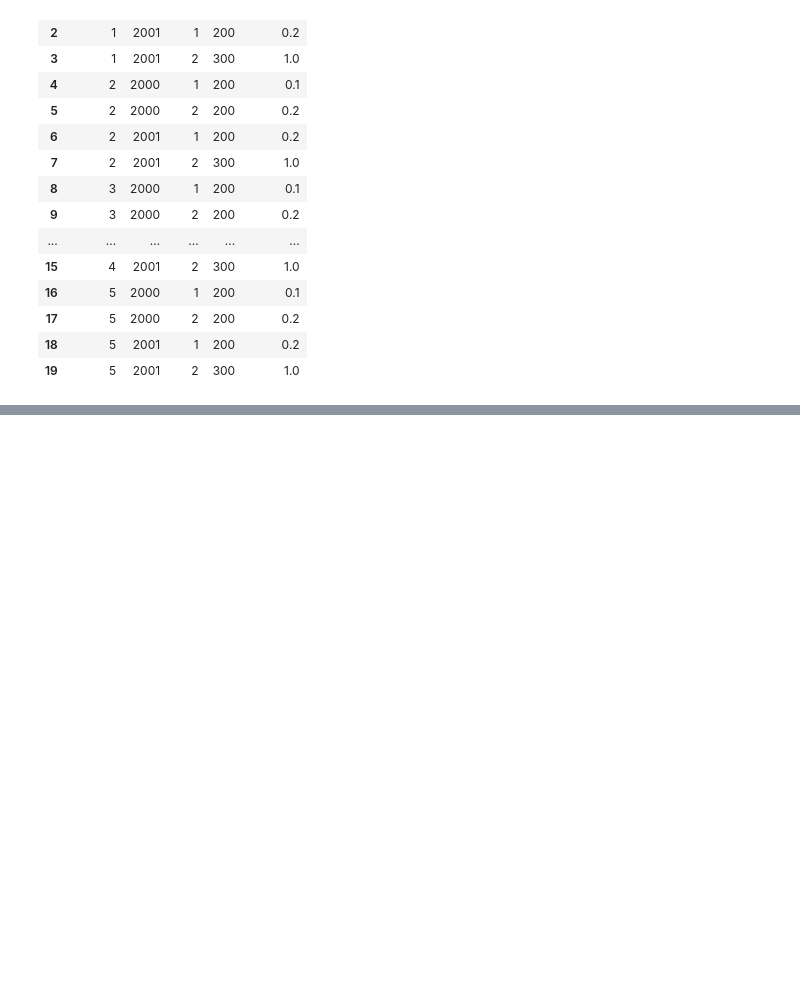
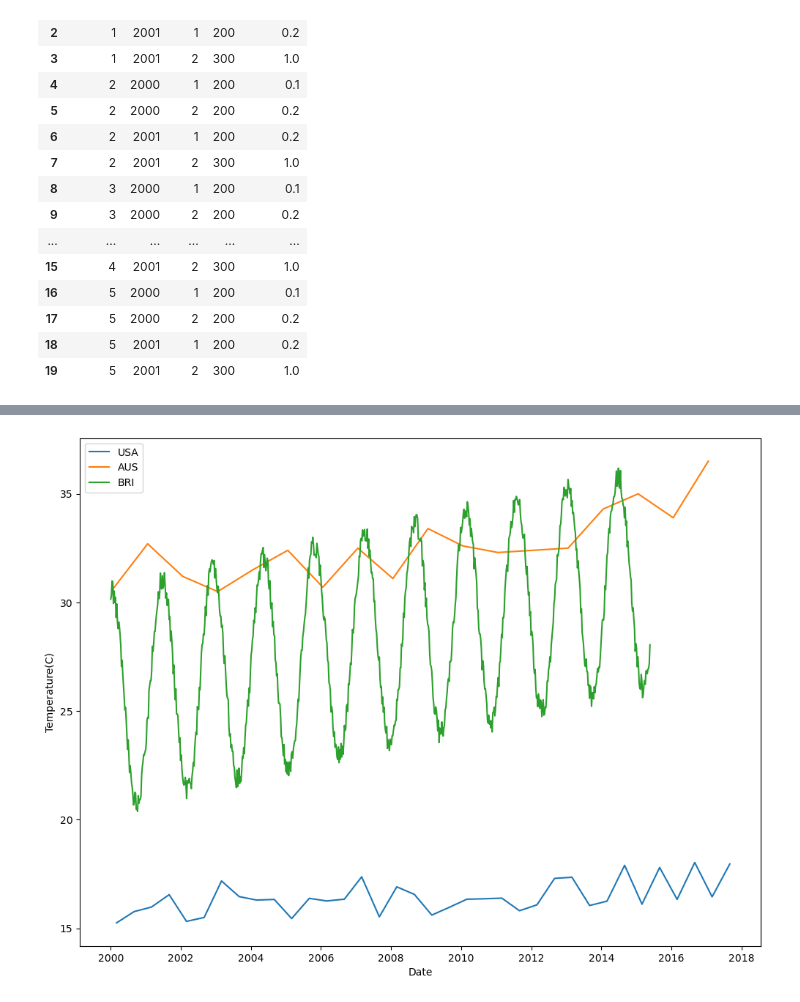
Before and after one commit to omid-sar/Interview-Preparation, a Jupyter notebook: data_manipulation/merge.ipynb, the cells around one changed output, grey strips where cells are left out. Saved outputs shown, nothing was run; the diff lists cells and outputs as text; code cells hidden in the pictures; blank space fills up the shorter version.

```diff
--- a/data_manipulation/merge.ipynb
+++ b/data_manipulation/merge.ipynb
@@ -292,3 +292,7 @@ st
 | 17 | 5 | 2000 | 2 | 200 | 0.2 |
 | 18 | 5 | 2001 | 1 | 200 | 0.2 |
 | 19 | 5 | 2001 | 2 | 300 | 1.0 |
+# %%
+df_aus = pd.read_csv('../data/P87-S6-Merging-Resources/aus.csv', parse_dates=['date'], dayfirst=True)
+df_bri = pd.read_csv('../data/P87-S6-Merging-Resources/brisbane.csv', parse_dates=['date'], dayfirst=True)
+df_usa = pd.read_csv('../data/P87-S6-Merging-Resources/usa.csv', parse_dates=['date'], dayfirst=True)
@@ -294,0 +311,10 @@ st
+# %%
+plt.figure(figsize=(12,9))
+plt.plot(df_usa.date, df_usa.temperature, label="USA")
+plt.plot(df_aus.date, df_aus.temperature, label="AUS")
+plt.plot(df_bri.date, df_bri.temperature, label="BRI")
+plt.xlabel('Date')
+plt.ylabel('Temperature(C)')
+plt.legend();
+# %% [output]
+[figure, added]
```
Also changed, not shown: parts of 2 cells of this notebook.
